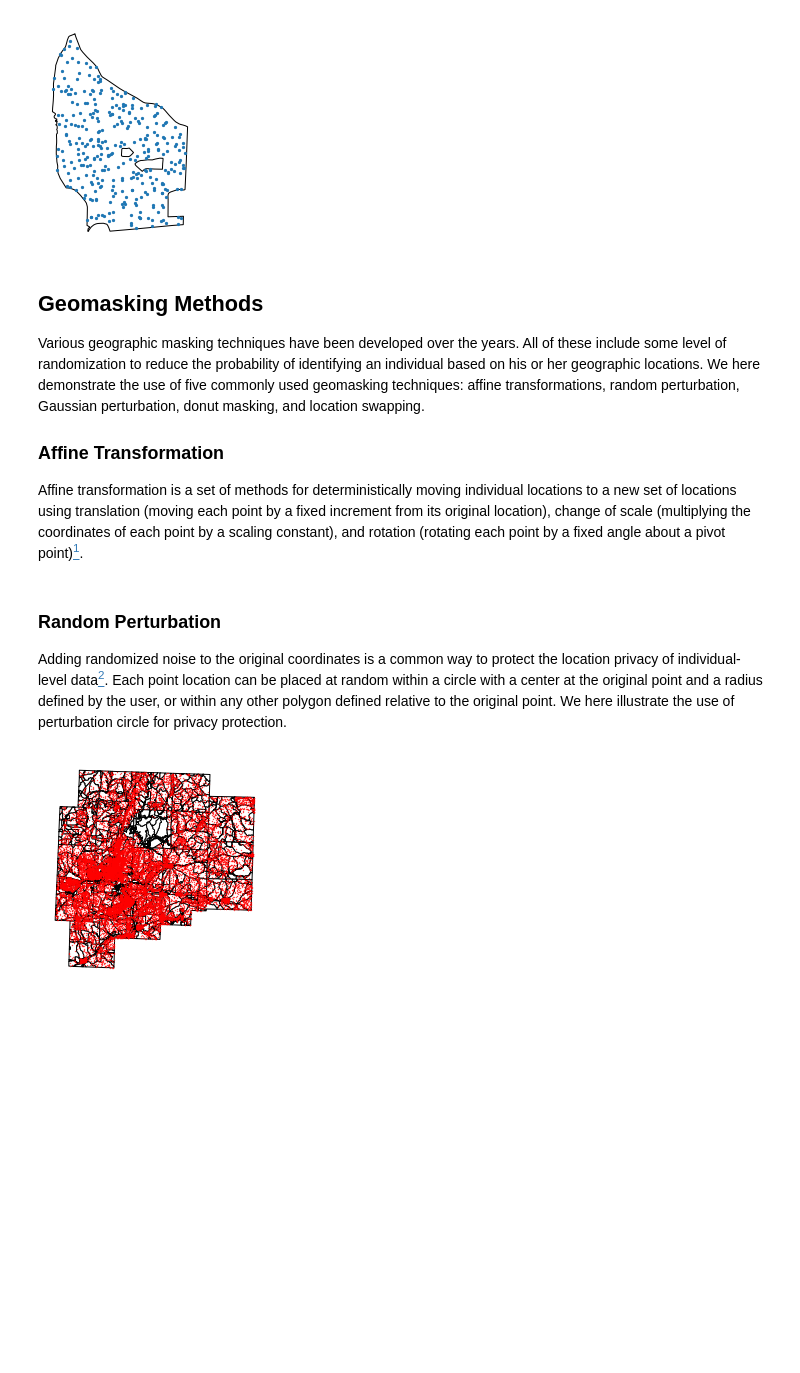
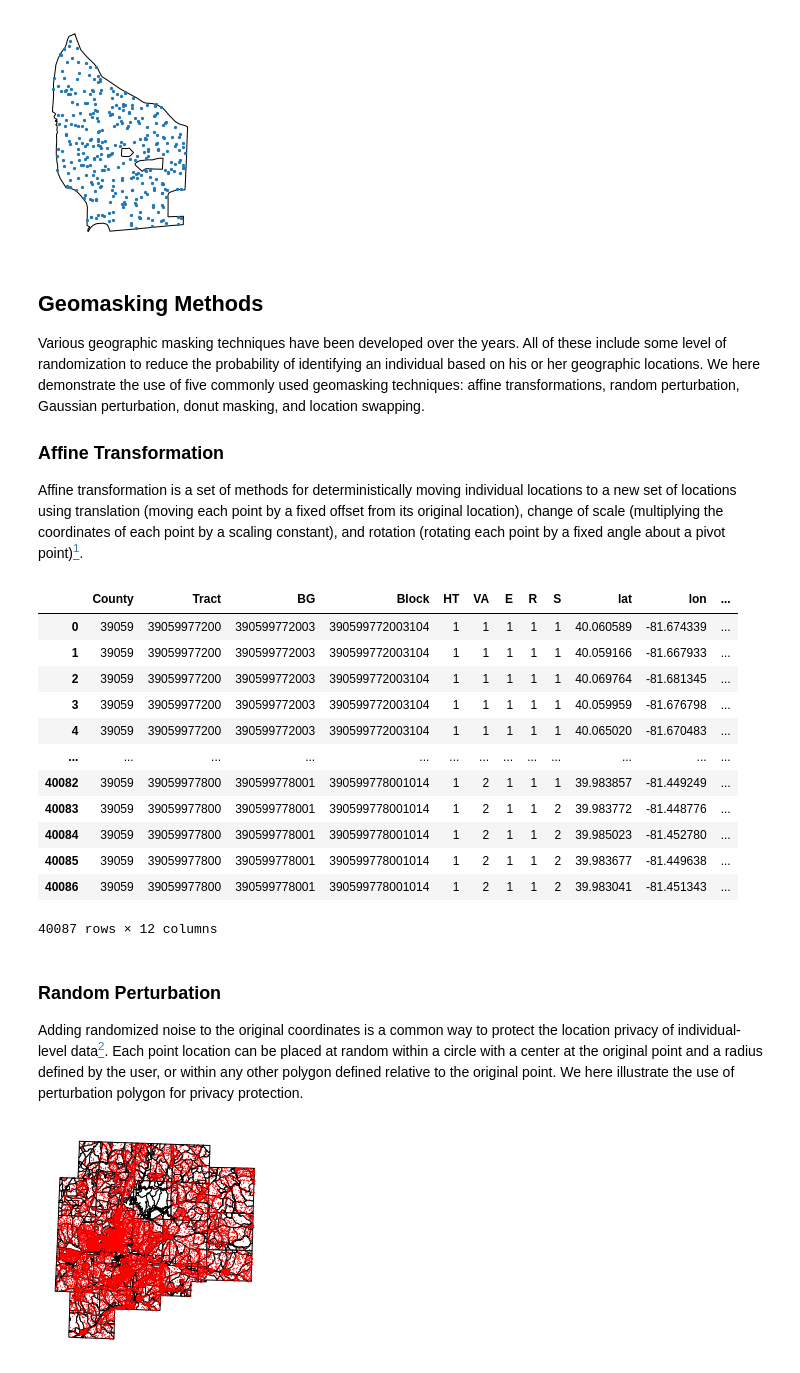
Before and after one commit to linyuehzzz/ucgis-iguide-geoprivacy, a Jupyter notebook: geomasking2.ipynb, the cells around one changed output. Cells and saved outputs as stored; diff of their text form; code cells hidden in the pictures; blank space fills up the shorter version.

```diff
--- a/geomasking2.ipynb
+++ b/geomasking2.ipynb
@@ -63,11 +63,54 @@ Various geographic masking techniques have been developed over the years. All of
 
 <a id='geomasking1'></a>
 ### Affine Transformation
-Affine transformation is a set of methods for deterministically moving individual locations to a new set of locations using translation (moving each point by a fixed increment from its original location), change of scale (multiplying the coordinates of each point by a scaling constant), and rotation (rotating each point by a fixed angle about a pivot point)[<sup>1</sup>](#fn1).
+Affine transformation is a set of methods for deterministically moving individual locations to a new set of locations using translation (moving each point by a fixed offset from its original location), change of scale (multiplying the coordinates of each point by a scaling constant), and rotation (rotating each point by a fixed angle about a pivot point)[<sup>1</sup>](#fn1).
+# %%
+from shapely.geometry import Point
+from shapely import affinity
+
+# Set user-defined transformation parameters
+# Translation offset
+delta = 10
+
+
+def translation(p0, delta):
+    """Translate a point by a fixed offset.
+
+    p0: A point to be shifted
+    delta: A user-defined offset
+
+    Returns:
+    p: Coordinates of the point shifted by the offset along each dimension
+    """
+    p = affinity.translate(p0, delta, delta, 0)
+    return p
+
+gdf_at = gdf.copy()
+for index, row in gdf_at.iterrows():
+    # Translation
+    new_pt = translation(row['geometry'], delta)
+
+    gdf_at.at[index, 'geometry'] = new_pt
+
+gdf_at
+# %% [output]
+|  | County | Tract | BG | Block | HT | VA | E | R | S | lat | lon | ... |
+| 0 | 39059 | 39059977200 | 390599772003 | 390599772003104 | 1 | 1 | 1 | 1 | 1 | 40.060589 | -81.674339 | ... |
+| 1 | 39059 | 39059977200 | 390599772003 | 390599772003104 | 1 | 1 | 1 | 1 | 1 | 40.059166 | -81.667933 | ... |
+| 2 | 39059 | 39059977200 | 390599772003 | 390599772003104 | 1 | 1 | 1 | 1 | 1 | 40.069764 | -81.681345 | ... |
+| 3 | 39059 | 39059977200 | 390599772003 | 390599772003104 | 1 | 1 | 1 | 1 | 1 | 40.059959 | -81.676798 | ... |
+| 4 | 39059 | 39059977200 | 390599772003 | 390599772003104 | 1 | 1 | 1 | 1 | 1 | 40.065020 | -81.670483 | ... |
+| ... | ... | ... | ... | ... | ... | ... | ... | ... | ... | ... | ... | ... |
+| 40082 | 39059 | 39059977800 | 390599778001 | 390599778001014 | 1 | 2 | 1 | 1 | 1 | 39.983857 | -81.449249 | ... |
+| 40083 | 39059 | 39059977800 | 390599778001 | 390599778001014 | 1 | 2 | 1 | 1 | 2 | 39.983772 | -81.448776 | ... |
+| 40084 | 39059 | 39059977800 | 390599778001 | 390599778001014 | 1 | 2 | 1 | 1 | 2 | 39.985023 | -81.452780 | ... |
+| 40085 | 39059 | 39059977800 | 390599778001 | 390599778001014 | 1 | 2 | 1 | 1 | 2 | 39.983677 | -81.449638 | ... |
+| 40086 | 39059 | 39059977800 | 390599778001 | 390599778001014 | 1 | 2 | 1 | 1 | 2 | 39.983041 | -81.451343 | ... |
+40087 rows × 12 columns
 # %% [markdown]
 <a id='geomasking2'></a>
 ### Random Perturbation
-Adding randomized noise to the original coordinates is a common way to protect the location privacy of individual-level data[<sup>2</sup>](#fn2). Each point location can be placed at random within a circle with a center at the original point and a radius defined by the user, or within any other polygon defined relative to the original point. We here illustrate the use of perturbation circle for privacy protection.
+Adding randomized noise to the original coordinates is a common way to protect the location privacy of individual-level data[<sup>2</sup>](#fn2). Each point location can be placed at random within a circle with a center at the original point and a radius defined by the user, or within any other polygon defined relative to the original point. We here illustrate the use of perturbation polygon for privacy protection.
 # %%
 import random
 from shapely.geometry import Point
```
Also changed, not shown: parts of 1 cell of this notebook.
